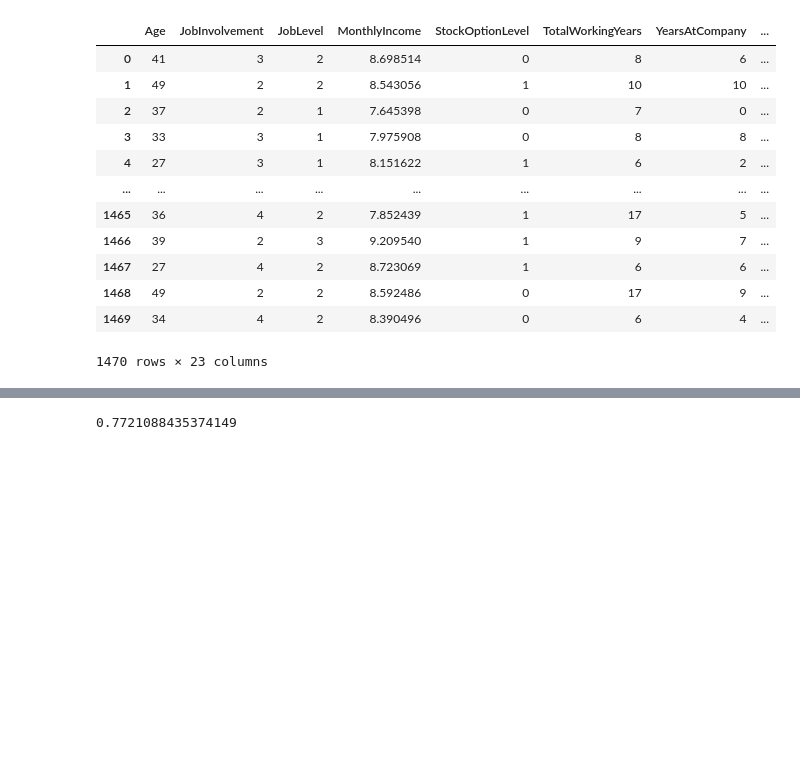
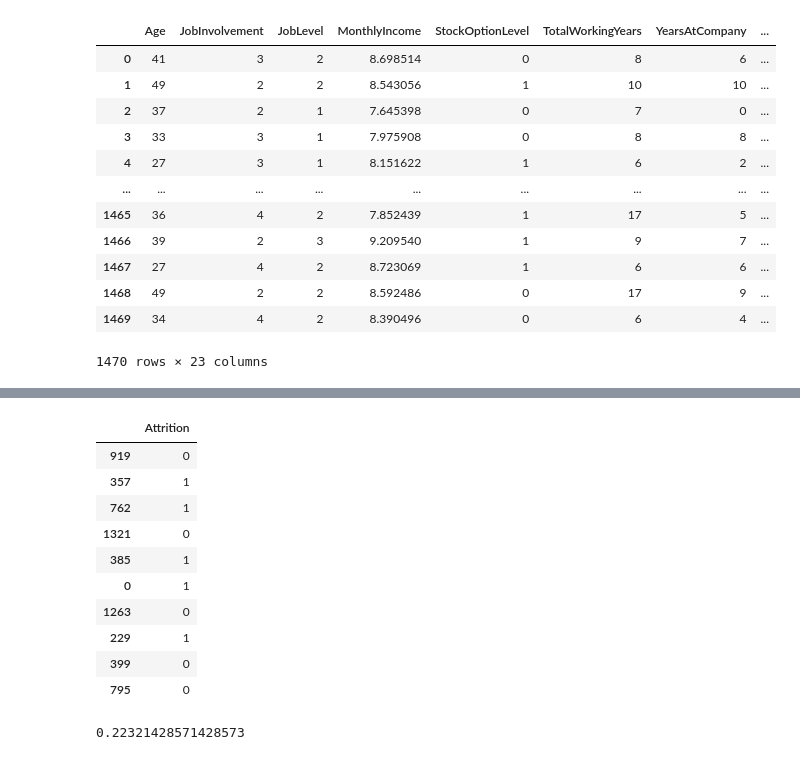
Before and after one commit to karthik4-4/Employee-attrition-prediction, a Jupyter notebook: Employee_attrition_prediction.ipynb, the cells around one changed output, grey strips where cells are left out. Drawn from its saved outputs; the diff is of its cells as text; code cells hidden in the pictures; blank space fills up the shorter version.

```diff
--- a/Employee_attrition_prediction.ipynb
+++ b/Employee_attrition_prediction.ipynb
@@ -342,8 +365,22 @@ Name: count, dtype: int64
+# %%
+pd.DataFrame(y_train).head(10)
+# %% [output]
+|  | Attrition |
+| 919 | 0 |
+| 357 | 1 |
+| 762 | 1 |
+| 1321 | 0 |
+| 385 | 1 |
+| 0 | 1 |
+| 1263 | 0 |
+| 229 | 1 |
+| 399 | 0 |
+| 795 | 0 |
 # %%
-dt = DecisionTreeClassifier(random_state=42)
+dt = DecisionTreeClassifier(criterion='gini',splitter='random',min_impurity_decrease=0.0001,random_state=42)
 dt.fit(X_train,y_train)
 y_pred = dt.predict(X_test)
-accuracy_score(y_test,y_pred)
+precision_score(y_test,y_pred)
 # %% [output]
-0.7721088435374149
+0.22321428571428573
 # %%
```
Also changed, not shown: parts of 16 cells of this notebook.
